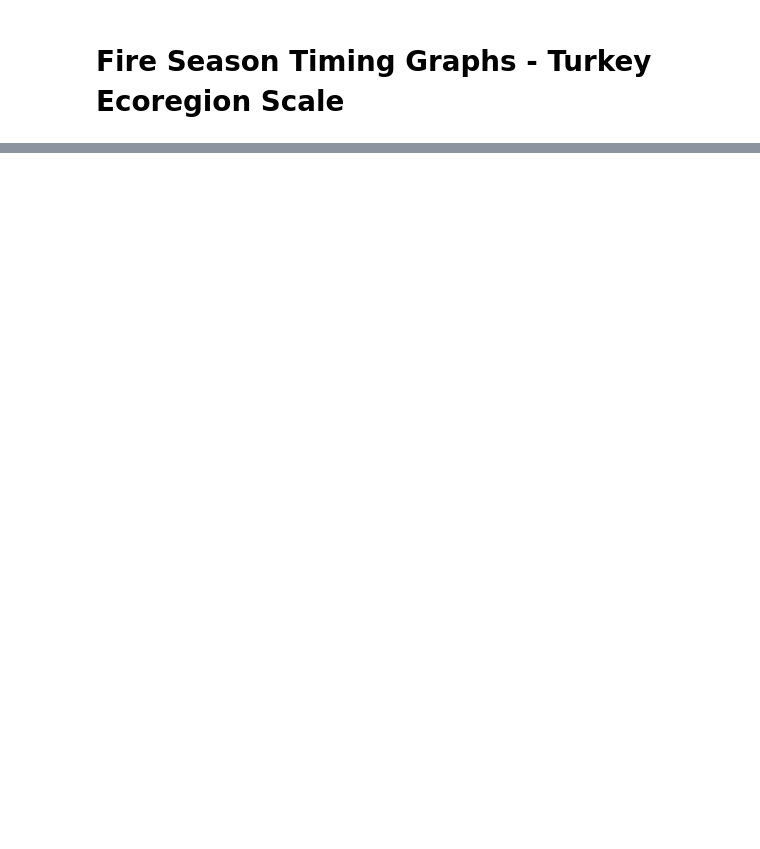
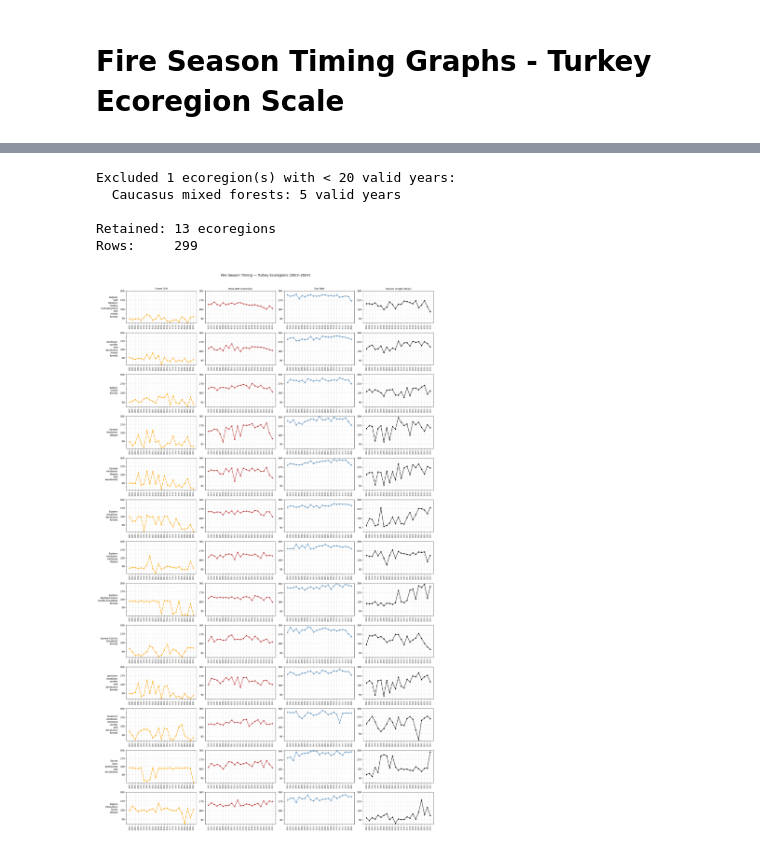
Before and after one commit to ismailbekar/TGPF, a Jupyter notebook: 00_Pilot_TR_EDA.ipynb, the cells around one changed output, grey strips where cells are left out. Cells and saved outputs as stored; diff of their text form; code cells hidden in the pictures; blank space fills up the shorter version.

```diff
--- a/00_Pilot_TR_EDA.ipynb
+++ b/00_Pilot_TR_EDA.ipynb
@@ -20,3 +38,40 @@ print(master_df.head())
+# %%
+# FILTER — EXCLUDE ECOREGIONS WITH FEWER THAN 20 VALID YEARS ---------------
+
+MIN_VALID_YEARS = 20
+
+# Count how many years are present per ecoregion
+# (missing years were never written to the CSV, so absence = failed year)
+valid_year_counts = (
+    master_df
+    .groupby('eco_name')['year']
+    .count()
+    .rename('n_valid_years')
+)
+
+# Identify passing and excluded ecoregions
+passing  = valid_year_counts[valid_year_counts >= MIN_VALID_YEARS].index
+excluded = valid_year_counts[valid_year_counts <  MIN_VALID_YEARS]
+
+# Report
+if len(excluded) > 0:
+    print(f'Excluded {len(excluded)} ecoregion(s) with < {MIN_VALID_YEARS} valid years:')
+    for name, n in excluded.items():
+        print(f'  {name}: {n} valid years')
+else:
+    print('No ecoregions excluded.')
+
+# Apply — all downstream cells use this filtered master_df
+master_df = master_df[master_df['eco_name'].isin(passing)].copy()
+
+print(f'\nRetained: {master_df["eco_name"].nunique()} ecoregions')
+print(f'Rows:     {len(master_df)}')
+# %% [output]
+Excluded 1 ecoregion(s) with < 20 valid years:
+  Caucasus mixed forests: 5 valid years
+
+Retained: 13 ecoregions
+Rows:     299
 # %%
 graphs_dir = 'outputs/turkey_ecoregions/graphs'
 os.makedirs(graphs_dir, exist_ok=True)
@@ -30,32 +85,37 @@ fig.suptitle('Fire Season Timing — Turkey Ecoregions (2003–2024)',
 
 metrics = [
     ('onset_doy',     'Onset DOY',            'orange'),
     ('peak_doy',      'Peak DOY (centroid)',   'firebrick'),
     ('end_doy',       'End DOY',              'steelblue'),
     ('season_length', 'Season Length (days)', 'black'),
 ]
 
 for row_idx, eco_name in enumerate(sorted(eco_names)):
     eco_df = master_df[master_df['eco_name'] == eco_name].sort_values('year')
 
     for col_idx, (metric, title, color) in enumerate(metrics):
         ax = axes[row_idx, col_idx]
         ax.plot(eco_df['year'], eco_df[metric],
                 marker='o', color=color, linewidth=1.5, markersize=4)
-        ax.set_ylim(1, 366)      # same for all panels
+        ax.set_yticks([90, 180, 270, 360], minor=False)
+        ax.set_yticks([45, 135, 225, 315], minor=True)
+        ax.yaxis.set_minor_formatter(plt.NullFormatter())
         ax.grid(True, alpha=0.3)
+        ax.grid(True, which="minor", alpha=0.15)
         ax.set_xticks(eco_df['year'])
         ax.tick_params(axis='x', rotation=90, labelsize=7)
 
         if row_idx == 0:
             ax.set_title(title, fontsize=10)
         if col_idx == 0:
             ax.set_ylabel(eco_name.replace(' ', '\n'), fontsize=10, rotation=0, labelpad=10)
             ax.yaxis.label.set_ha('right')
             ax.yaxis.label.set_va('center')
 
 plt.tight_layout()
 plt.savefig(f'{graphs_dir}/graph_01_timing_per_ecoregion.png',
             dpi=150, bbox_inches='tight')
 plt.show()
+# %% [output]
+[figure, added]
 # %%
```
Also changed, not shown: parts of 6 cells of this notebook, 2 other files.
